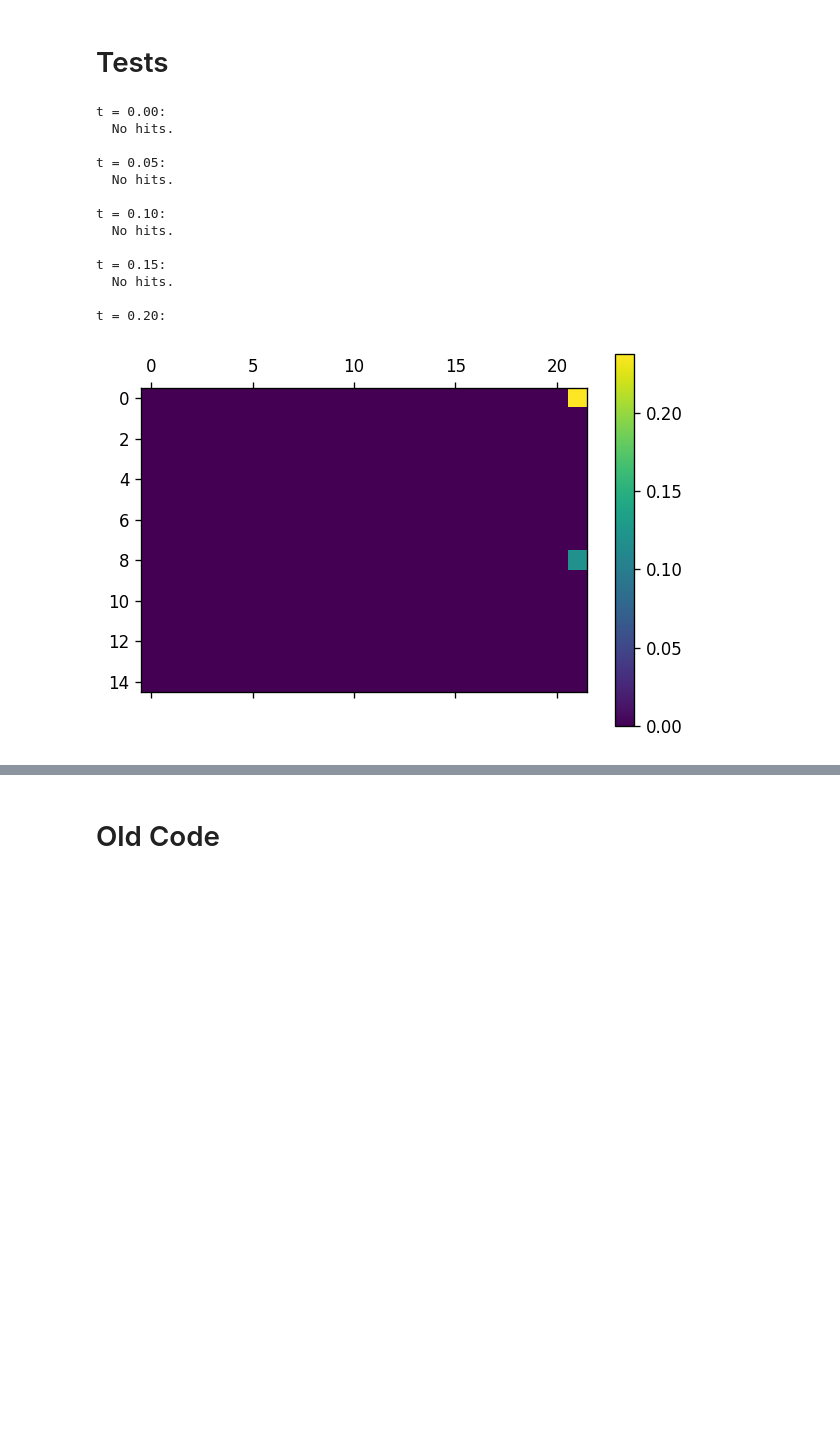
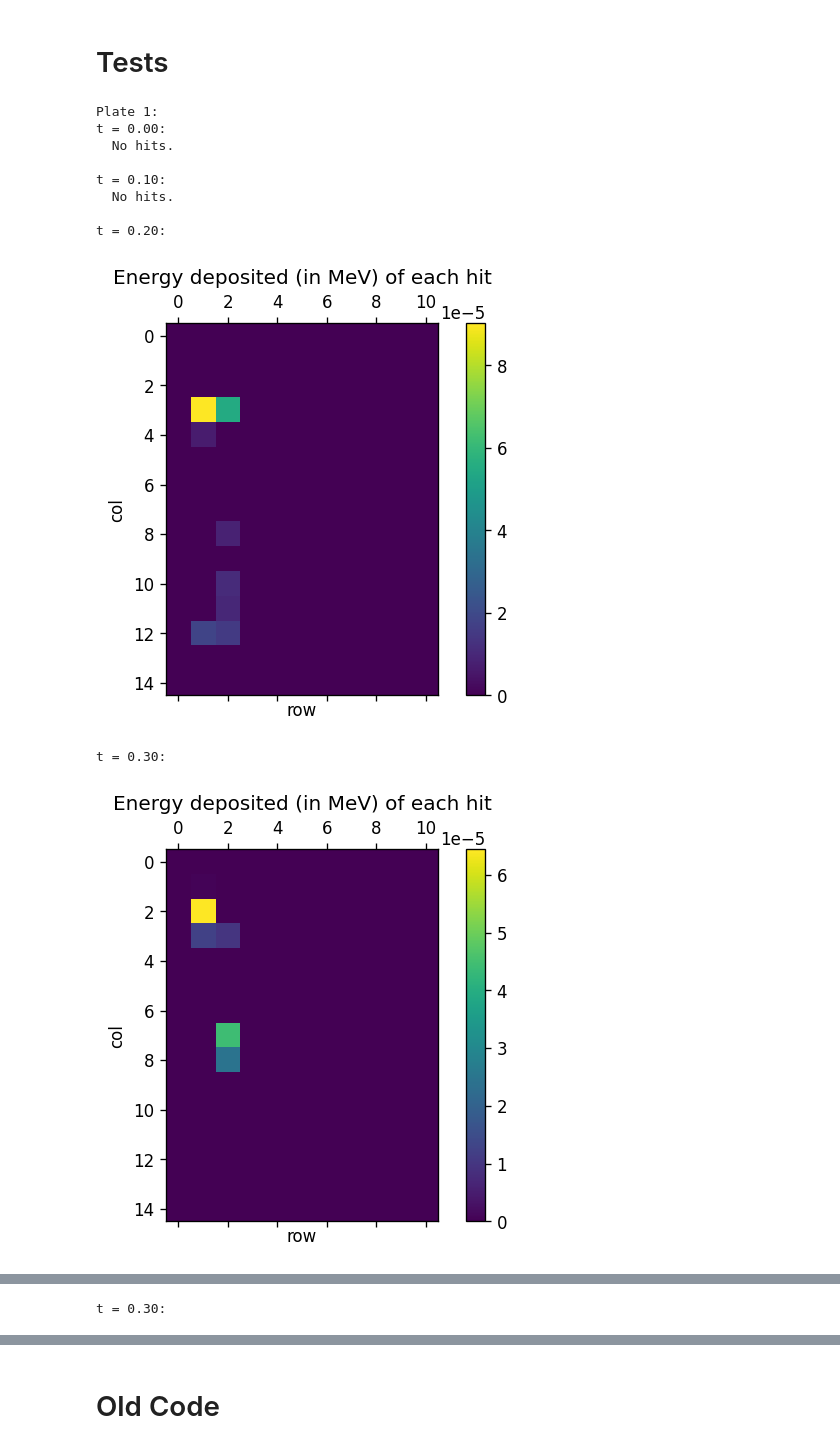
Before and after one commit to bleaktwig/gruid-translator, a Jupyter notebook: test.ipynb, the cells around one changed output, grey strips where cells are left out. Cells and saved outputs as stored; diff of their text form; code cells hidden in the pictures; blank space fills up the shorter version.

```diff
--- a/test.ipynb
+++ b/test.ipynb
@@ -6,7 +6,7 @@ import numpy as np
 from scipy.sparse import csr_matrix
 
 # Data Address.
-DATA = "/home/twig/shared/data/babycal/output_optical_7.txt"
+DATA = "/home/twig/data/code/babycal/bcal_generator/output_test_1.txt"
 # DATA = "/home/twig/shared/data/babycal/output.txt"j
 # DATA = "/home/twig/shared/data/babycal/output_test_1.txt"
 
@@ -42,8 +42,10 @@ S_E        = "totEdep"
 # Derived variables.
 NROWSA = (NROWS + 1)/2
 NROWSB = (NROWS - 1)/2
-SENSOR1_ID = int(3 * NROWSA * NCOLS + 3 * NROWSB * (NCOLS - 1) + 2)
-SENSOR2_ID = SENSOR1_ID + 1
+SENSOR1A_ID =  4
+SENSOR2A_ID =  5
+SENSOR1B_ID = 14
+SENSOR2B_ID = 15
 
 STRIP_RADIUS = 0.050
 CORE_RADIUS  = 0.046
@@ -189,11 +191,12 @@ def extract_hits(event):
 
     for hi in range(len(event[IDBANK][S_HITN])):
         # TODO: UNCOMMENT WHEN VOLUMES ISSUE IS SOLVED!
-        # if event_data[IRBANK]["pid"]    [hi] != '0': continue # Ignore hits that don't come from photons.
-        # if event_data[IRBANK]["totEdep"][hi] == '0': continue # Ignore hits with no energy deposited.
+        if event[IRBANK]["pid"]    [hi] != '0': continue # Ignore hits that don't come from photons.
+        if event[IRBANK]["totEdep"][hi] == '0': continue # Ignore hits with no energy deposited.
         vol = -1 # Save the volume hit.
-        if int(event[IDBANK][S_VOL][hi]) == SENSOR1_ID: vol = 0
-        if int(event[IDBANK][S_VOL][hi]) == SENSOR2_ID: vol = 1
+        volid = int(int(event[IDBANK][S_VOL][hi])/10**8)
+        if volid == SENSOR1A_ID or volid == SENSOR1B_ID: vol = 0
+        if volid == SENSOR2A_ID or volid == SENSOR2B_ID: vol = 1
         if vol == -1: continue
 
         # Add hit to dictionary.
@@ -273,35 +276,37 @@ hitsarr = []
 for event in events:
     hits = extract_hits(event)
     if hits[0]['E'] or hits[1]['E']: hitsarr.append(hits)
-
-hitsarr[0][1]['E'][0] = 0.23767
-hitsarr[0][1]['E'][1] = 0.12021
 # %%
-dt = 0.05
-dx = 0.05
+dt = 0.10
+dx = 0.1
 dy = 0.1
 
-tseries = generate_timeseries(hitsarr[0][1], dt, dx, dy)
-for ti in range(len(tseries)):
-    print("t = %4.2f:" % (ti*dt))
-    if tseries[ti] == None: print("  No hits.\n")
-    else:
-        plt.figure(num=1, figsize=(6, 4), dpi=120, facecolor='w', edgecolor='k')
-        plt.matshow(tseries[ti].todense(), fignum=1);
-        plt.colorbar()
-        plt.show()
+for hits in hitsarr:
+    tseries = (generate_timeseries(hits[0], dt, dx, dy), generate_timeseries(hits[1], dt, dx, dy))
+    for i in range(len(tseries)):
+        if i == 0: print("Plate 1:")
+        if i == 1: print("Plate 2:")
+
+        for ti in range(len(tseries[i])):
+            print("t = %4.2f:" % (ti*dt))
+            if tseries[i][ti] == None: print("  No hits.\n")
+            else:
+                plt.figure(num=1, figsize=(6, 4), dpi=120, facecolor='w', edgecolor='k')
+                plt.matshow(tseries[i][ti].todense(), fignum=1);
+                plt.colorbar()
+                plt.title("Energy deposited (in MeV) of each hit")
+                plt.xlabel("row")
+                plt.ylabel("col")
+                plt.show()
 # %% [output]
+Plate 1:
 t = 0.00:
-  No hits.
-
-t = 0.05:
   No hits.
 
 t = 0.10:
   No hits.
 
-t = 0.15:
-  No hits.
-
 t = 0.20:
-[figure, old version]
+[figure, new version]
+t = 0.30:
+[figure, added]
@@ -307,0 +322 @@ t = 0.20:
+t = 0.30:
```
Also changed, not shown: parts of 1 cell of this notebook, 1 other file.
